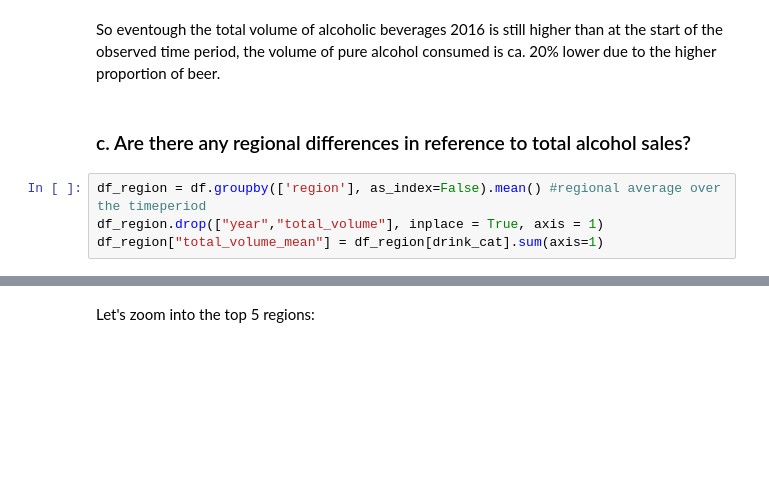
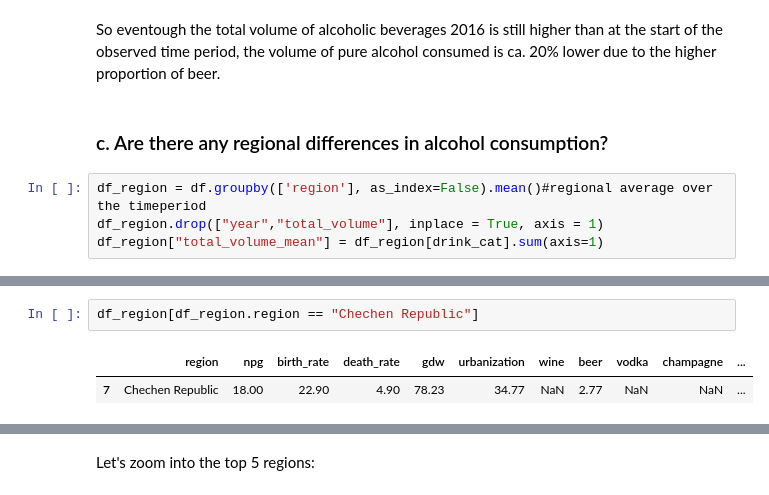
Before and after one commit to michaeltosic/alcohol-in-russia, a Jupyter notebook: russian-demographics-and-alcohol.ipynb, the cells around one changed output, grey strips where cells are left out. Cells and saved outputs as stored; diff of their text form; blank space fills up the shorter version.

```diff
--- a/russian-demographics-and-alcohol.ipynb
+++ b/russian-demographics-and-alcohol.ipynb
@@ -272,9 +207,9 @@ fig.show()
 # %% [markdown]
 So eventough the total volume of alcoholic beverages 2016 is still higher than at the start of the observed time period, the volume of pure alcohol consumed is ca. 20% lower due to the higher proportion of beer.
 # %% [markdown]
-### c. Are there any regional differences in reference to total alcohol sales?
+### c. Are there any regional differences in alcohol consumption?
 # %%
-df_region = df.groupby(['region'], as_index=False).mean() #regional average over the timeperiod
+df_region = df.groupby(['region'], as_index=False).mean()#regional average over the timeperiod
 df_region.drop(["year","total_volume"], inplace = True, axis = 1)
 df_region["total_volume_mean"] = df_region[drink_cat].sum(axis=1)
 # %%
@@ -286,4 +221,9 @@ df_region.head()
 | 2 | Amur Oblast | -2.41 | 12.43 | 14.96 | 60.80 | 66.60 | 5.22 | 53.38 | 14.22 | 1.12 | ... |
 | 3 | Arkhangelsk Oblast | -3.92 | 11.17 | 15.16 | 63.21 | 75.45 | 8.67 | 47.04 | 17.38 | 1.63 | ... |
 | 4 | Astrakhan Oblast | -0.93 | 12.83 | 13.72 | 65.41 | 67.28 | 4.47 | 54.70 | 9.30 | 0.86 | ... |
+# %%
+df_region[df_region.region == "Chechen Republic"]
+# %% [output]
+|  | region | npg | birth_rate | death_rate | gdw | urbanization | wine | beer | vodka | champagne | ... |
+| 7 | Chechen Republic | 18.00 | 22.90 | 4.90 | 78.23 | 34.77 | NaN | 2.77 | NaN | NaN | ... |
 # %%
```
Also changed, not shown: parts of 43 cells of this notebook.
